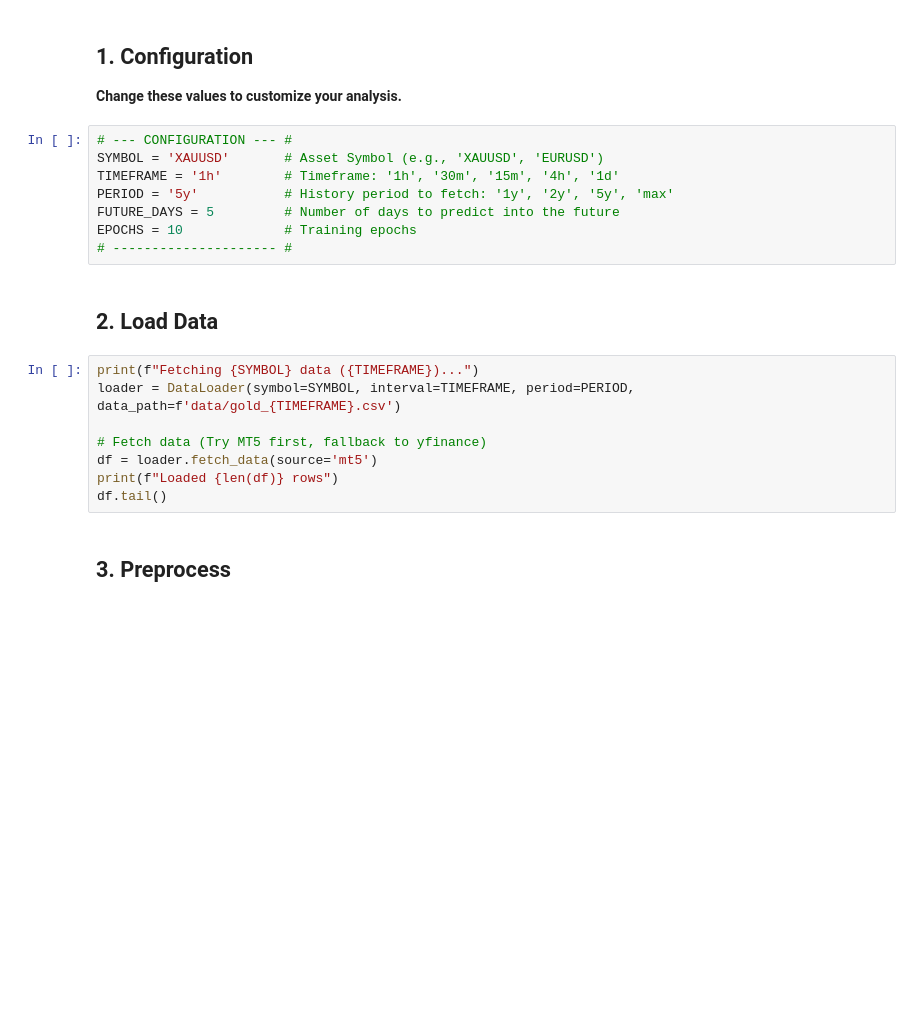
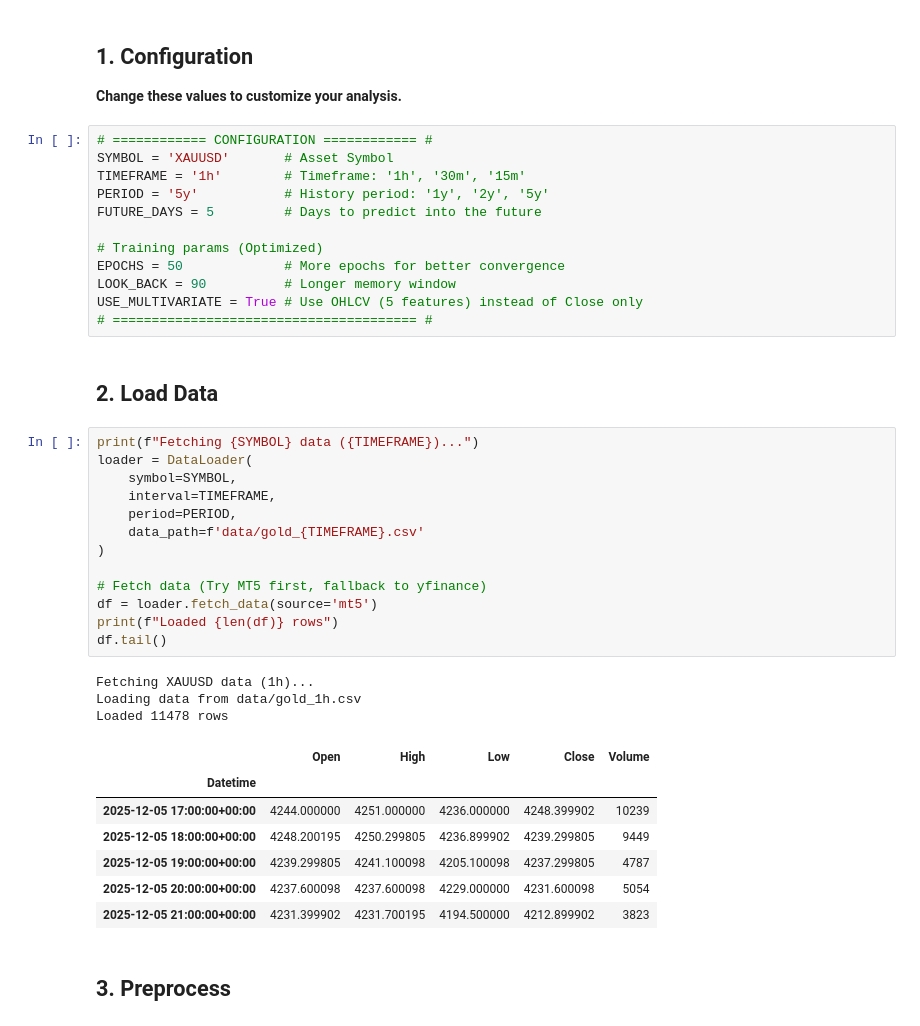
Before and after one commit to Vanszs/XAUUSD_Pred_Bot, a Jupyter notebook: analysis.ipynb, the cells around one changed output. Saved outputs shown, nothing was run; the diff lists cells and outputs as text; blank space fills up the shorter version.

Commit message:
feat: Add data loading, LSTM, and hybrid LSTM-ARIMA models, along with knowledge base documentation.

```diff
--- a/analysis.ipynb
+++ b/analysis.ipynb
@@ -34,23 +38,43 @@ ImportError: cannot import name 'get_steps_for_days' from 'src.utils' (d:\Code\X
 ## 1. Configuration
 **Change these values to customize your analysis.**
 # %%
-# --- CONFIGURATION --- #
-SYMBOL = 'XAUUSD'       # Asset Symbol (e.g., 'XAUUSD', 'EURUSD')
-TIMEFRAME = '1h'        # Timeframe: '1h', '30m', '15m', '4h', '1d'
-PERIOD = '5y'           # History period to fetch: '1y', '2y', '5y', 'max'
-FUTURE_DAYS = 5         # Number of days to predict into the future
-EPOCHS = 10             # Training epochs
-# --------------------- #
+# ============ CONFIGURATION ============ #
+SYMBOL = 'XAUUSD'       # Asset Symbol
+TIMEFRAME = '1h'        # Timeframe: '1h', '30m', '15m'
+PERIOD = '5y'           # History period: '1y', '2y', '5y'
+FUTURE_DAYS = 5         # Days to predict into the future
+
+# Training params (Optimized)
+EPOCHS = 50             # More epochs for better convergence
+LOOK_BACK = 90          # Longer memory window
+USE_MULTIVARIATE = True # Use OHLCV (5 features) instead of Close only
+# ======================================= #
 # %% [markdown]
 ## 2. Load Data
 # %%
 print(f"Fetching {SYMBOL} data ({TIMEFRAME})...")
-loader = DataLoader(symbol=SYMBOL, interval=TIMEFRAME, period=PERIOD, data_path=f'data/gold_{TIMEFRAME}.csv')
+loader = DataLoader(
+    symbol=SYMBOL,
+    interval=TIMEFRAME,
+    period=PERIOD,
+    data_path=f'data/gold_{TIMEFRAME}.csv'
+)
 
 # Fetch data (Try MT5 first, fallback to yfinance)
 df = loader.fetch_data(source='mt5')
 print(f"Loaded {len(df)} rows")
 df.tail()
+# %% [output]
+Fetching XAUUSD data (1h)...
+Loading data from data/gold_1h.csv
+Loaded 11478 rows
+|  | Open | High | Low | Close | Volume |
+| Datetime |  |  |  |  |  |
+| 2025-12-05 17:00:00+00:00 | 4244.000000 | 4251.000000 | 4236.000000 | 4248.399902 | 10239 |
+| 2025-12-05 18:00:00+00:00 | 4248.200195 | 4250.299805 | 4236.899902 | 4239.299805 | 9449 |
+| 2025-12-05 19:00:00+00:00 | 4239.299805 | 4241.100098 | 4205.100098 | 4237.299805 | 4787 |
+| 2025-12-05 20:00:00+00:00 | 4237.600098 | 4237.600098 | 4229.000000 | 4231.600098 | 5054 |
+| 2025-12-05 21:00:00+00:00 | 4231.399902 | 4231.700195 | 4194.500000 | 4212.899902 | 3823 |
 # %% [markdown]
 ## 3. Preprocess
 # %%
```
Also changed, not shown: parts of 8 cells of this notebook, 5 other files.
